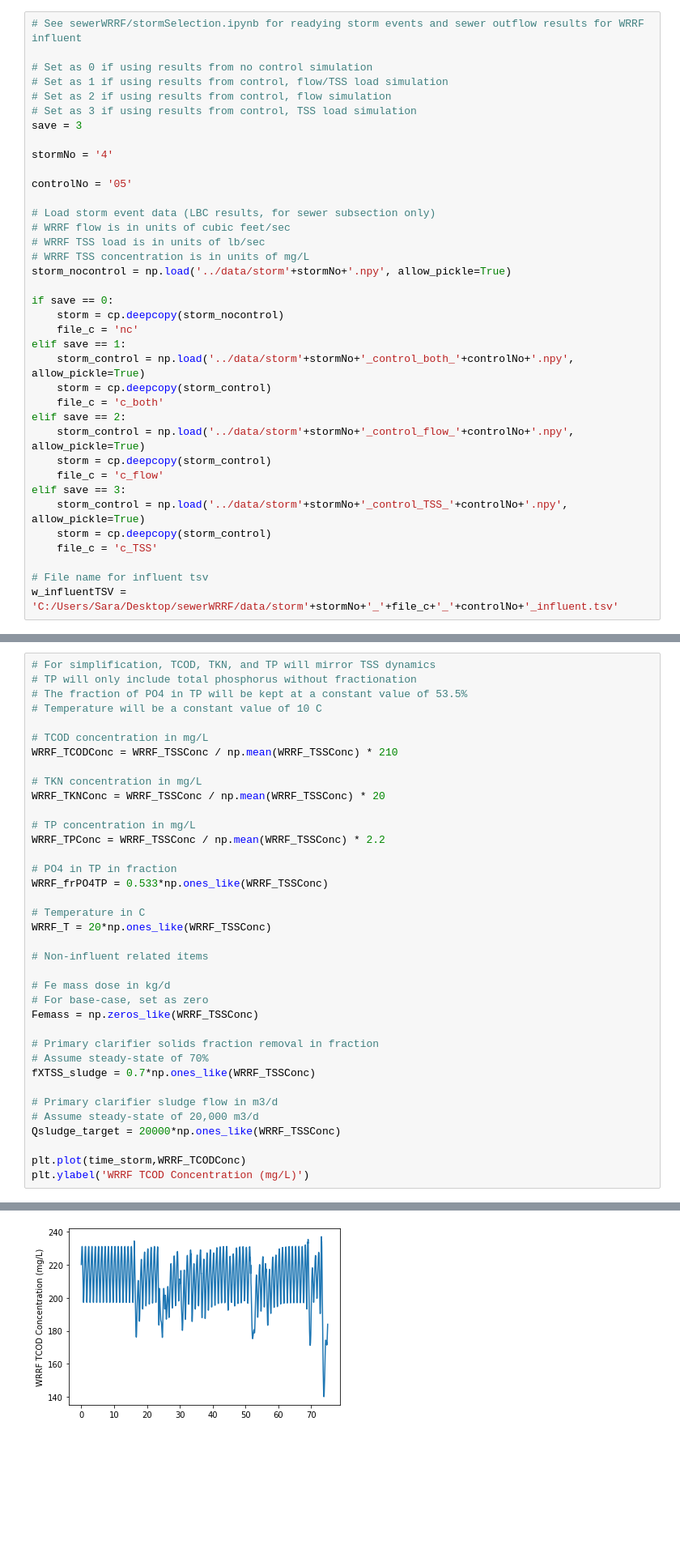
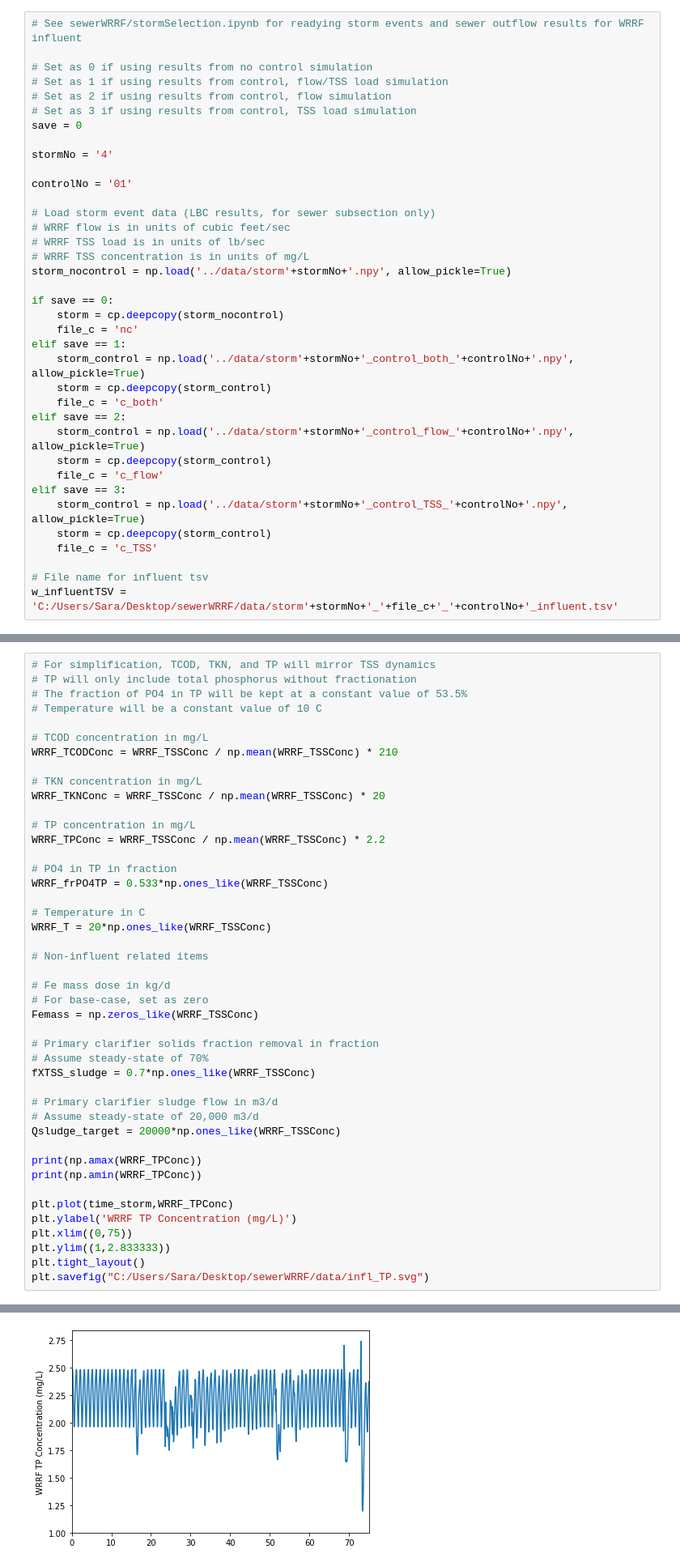
Before and after one commit to stroutm/sewerWRRF, a Jupyter notebook: SumoPythonPractice/Scaleinflow_sewerWRRF.ipynb, the cells around one changed output, grey strips where cells are left out. Shown at 81% size. Cells and saved outputs as stored; diff of their text form; blank space fills up the shorter version.

```diff
--- a/SumoPythonPractice/Scaleinflow_sewerWRRF.ipynb
+++ b/SumoPythonPractice/Scaleinflow_sewerWRRF.ipynb
@@ -10,11 +10,11 @@ import matplotlib.pyplot as plt
 # Set as 1 if using results from control, flow/TSS load simulation
 # Set as 2 if using results from control, flow simulation
 # Set as 3 if using results from control, TSS load simulation
-save = 3
+save = 0
 
 stormNo = '4'
 
-controlNo = '05'
+controlNo = '01'
 
 # Load storm event data (LBC results, for sewer subsection only)
 # WRRF flow is in units of cubic feet/sec
@@ -306,6 +314,13 @@ fXTSS_sludge = 0.7*np.ones_like(WRRF_TSSConc)
 # Assume steady-state of 20,000 m3/d
 Qsludge_target = 20000*np.ones_like(WRRF_TSSConc)
 
-plt.plot(time_storm,WRRF_TCODConc)
-plt.ylabel('WRRF TCOD Concentration (mg/L)')
+print(np.amax(WRRF_TPConc))
+print(np.amin(WRRF_TPConc))
+
+plt.plot(time_storm,WRRF_TPConc)
+plt.ylabel('WRRF TP Concentration (mg/L)')
+plt.xlim((0,75))
+plt.ylim((1,2.833333))
+plt.tight_layout()
+plt.savefig("C:/Users/Sara/Desktop/sewerWRRF/data/infl_TP.svg")
 # %% [output]
@@ -313,4 +329,4 @@ Text(0, 0.5, 'WRRF TCOD Concentration (mg/L)')
-[figure, old version]
+[figure, new version]
 # %%
 # Subsample: every 10 seconds down to every 30 minutes (1800s) (only include every 180th element)
 storm_df = pd.DataFrame(data=np.column_stack((time_storm[0::180], # d
```
Also changed, not shown: parts of 9 cells of this notebook, 3 other files.
